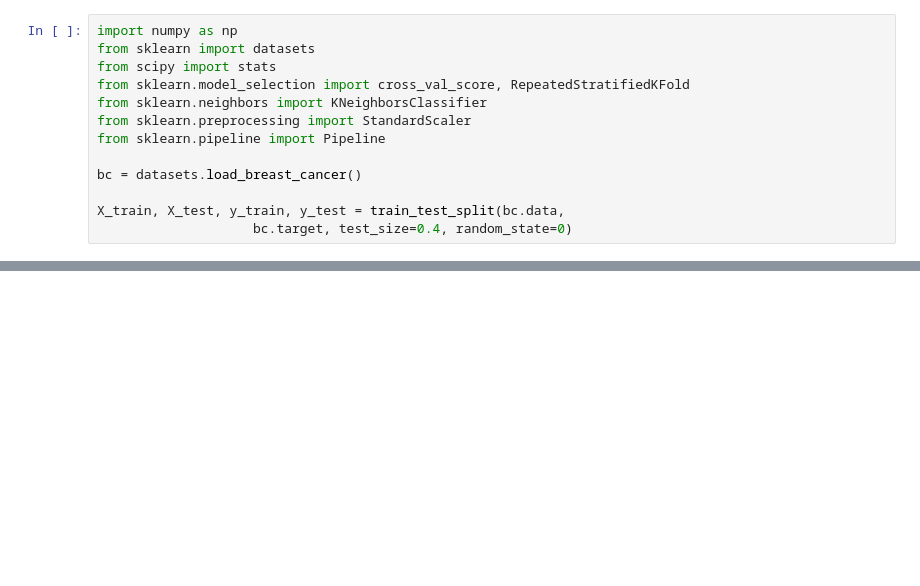
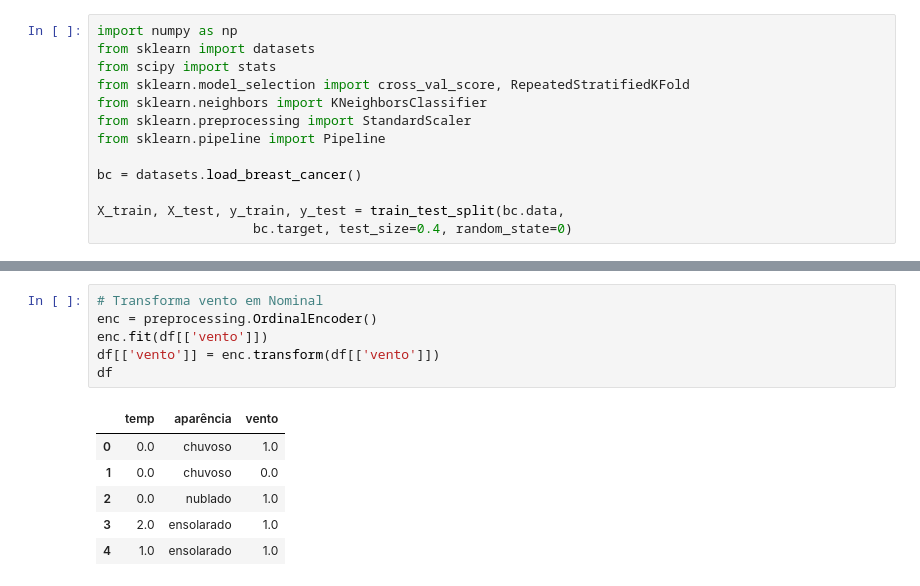
Before and after one commit to rtmonteiro/ia-2023-1, a Jupyter notebook: lab4.ipynb, the cells around one changed output, grey strips where cells are left out. Drawn from its saved outputs; the diff is of its cells as text; blank space fills up the shorter version.

```diff
--- a/lab4.ipynb
+++ b/lab4.ipynb
@@ -153,0 +207,13 @@ X_train, X_test, y_train, y_test = train_test_split(bc.data,
+# %%
+# Transforma vento em Nominal
+enc = preprocessing.OrdinalEncoder()
+enc.fit(df[['vento']])
+df[['vento']] = enc.transform(df[['vento']])
+df
+# %% [output]
+|  | temp | aparência | vento |
+| 0 | 0.0 | chuvoso | 1.0 |
+| 1 | 0.0 | chuvoso | 0.0 |
+| 2 | 0.0 | nublado | 1.0 |
+| 3 | 2.0 | ensolarado | 1.0 |
+| 4 | 1.0 | ensolarado | 1.0 |
```
Also changed, not shown: parts of 16 cells of this notebook.
